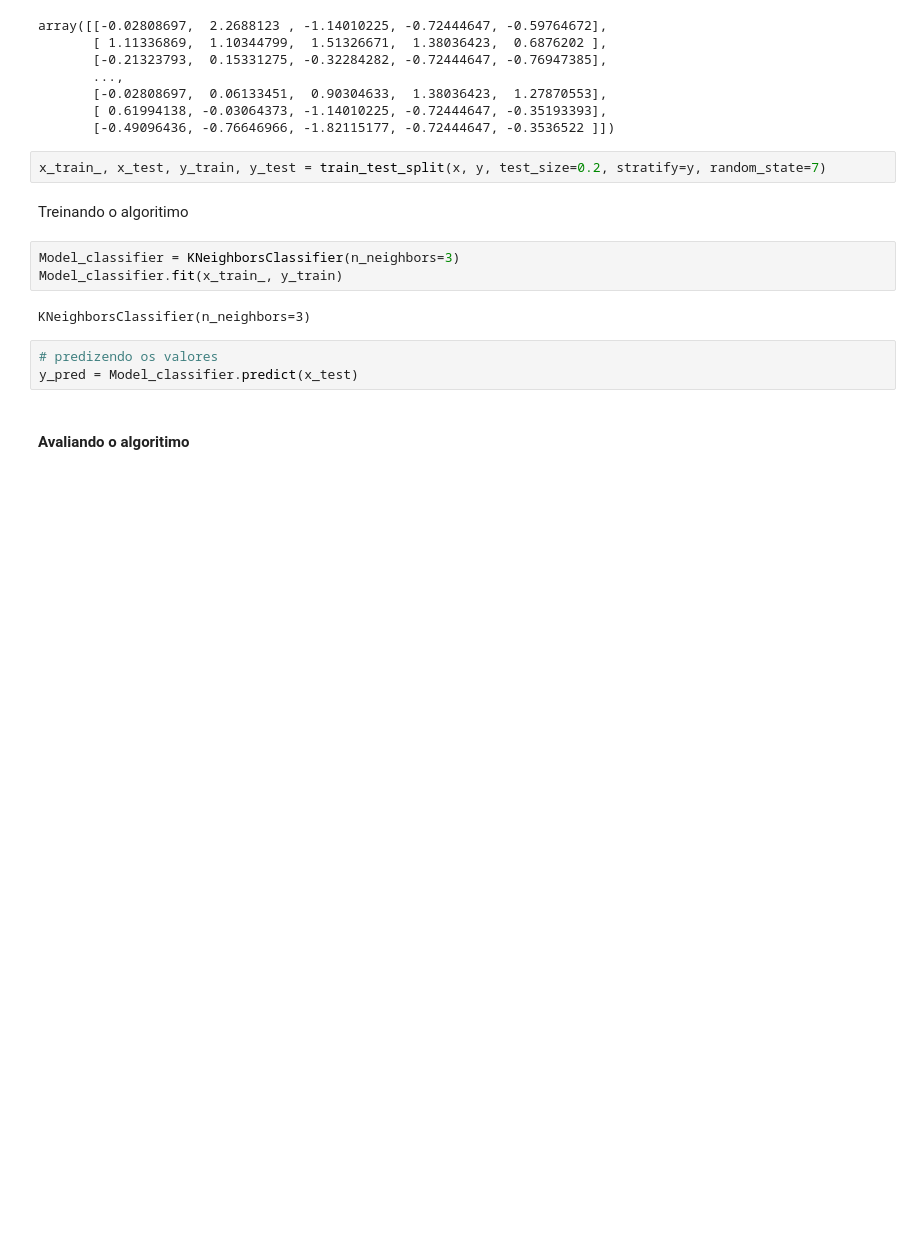
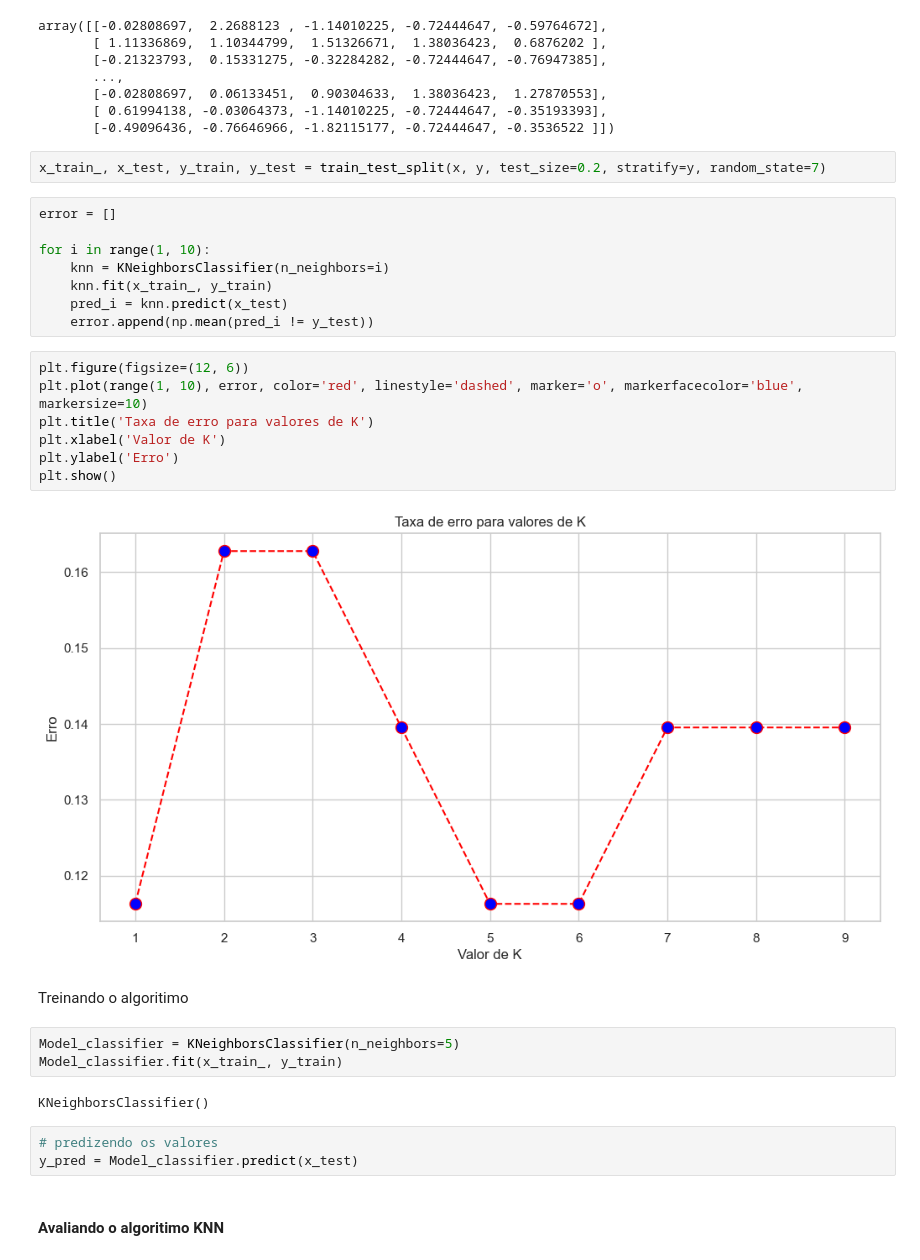
Before and after one commit to torvess/Projeto_previsao_recrutamento_Jun-2024, a Jupyter notebook: Algoritmo_previsao_recrutamento.ipynb, the cells around one changed output. Saved outputs shown, nothing was run; the diff lists cells and outputs as text; blank space fills up the shorter version.

```diff
--- a/Algoritmo_previsao_recrutamento.ipynb
+++ b/Algoritmo_previsao_recrutamento.ipynb
@@ -301,18 +303,35 @@ array([[-0.02808697,  2.2688123 , -1.14010225, -0.72444647, -0.59764672],
        [-0.49096436, -0.76646966, -1.82115177, -0.72444647, -0.3536522 ]])
 # %%
 x_train_, x_test, y_train, y_test = train_test_split(x, y, test_size=0.2, stratify=y, random_state=7)
+# %%
+error = []
+
+for i in range(1, 10):
+    knn = KNeighborsClassifier(n_neighbors=i)
+    knn.fit(x_train_, y_train)
+    pred_i = knn.predict(x_test)
+    error.append(np.mean(pred_i != y_test))
+# %%
+plt.figure(figsize=(12, 6))
+plt.plot(range(1, 10), error, color='red', linestyle='dashed', marker='o', markerfacecolor='blue', markersize=10)
+plt.title('Taxa de erro para valores de K')
+plt.xlabel('Valor de K')
+plt.ylabel('Erro')
+plt.show()
+# %% [output]
+[figure, added]
 # %% [markdown]
 Treinando o algoritimo
 # %%
-Model_classifier = KNeighborsClassifier(n_neighbors=3)
+Model_classifier = KNeighborsClassifier(n_neighbors=5)
 Model_classifier.fit(x_train_, y_train)
 # %% [output]
-KNeighborsClassifier(n_neighbors=3)
+KNeighborsClassifier()
 # %%
 # predizendo os valores
 y_pred = Model_classifier.predict(x_test)
 # %% [markdown]
-#### Avaliando o algoritimo
+#### Avaliando o algoritimo KNN
 # %%
 accuracy = accuracy_score(y_test, y_pred)
 print(f'Acurácia: {accuracy}')
```
Also changed, not shown: parts of 17 cells of this notebook.
